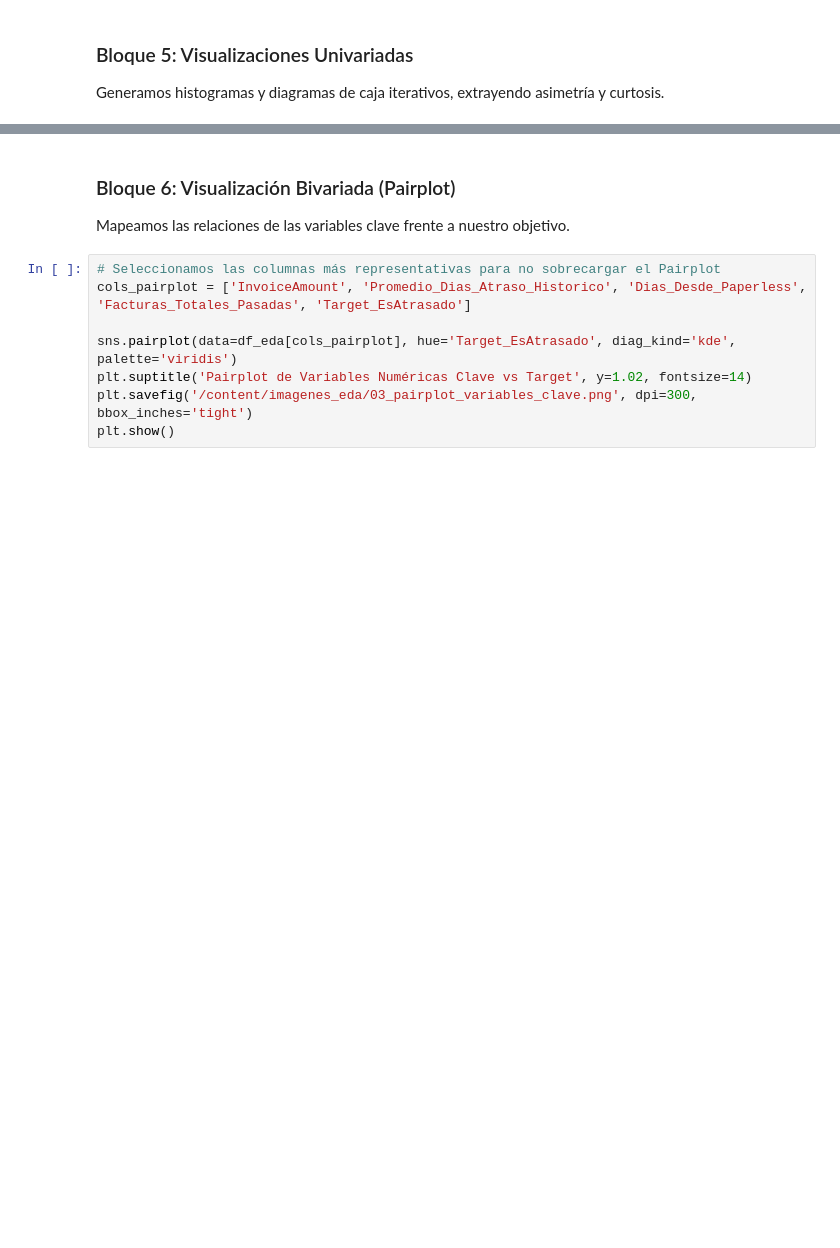
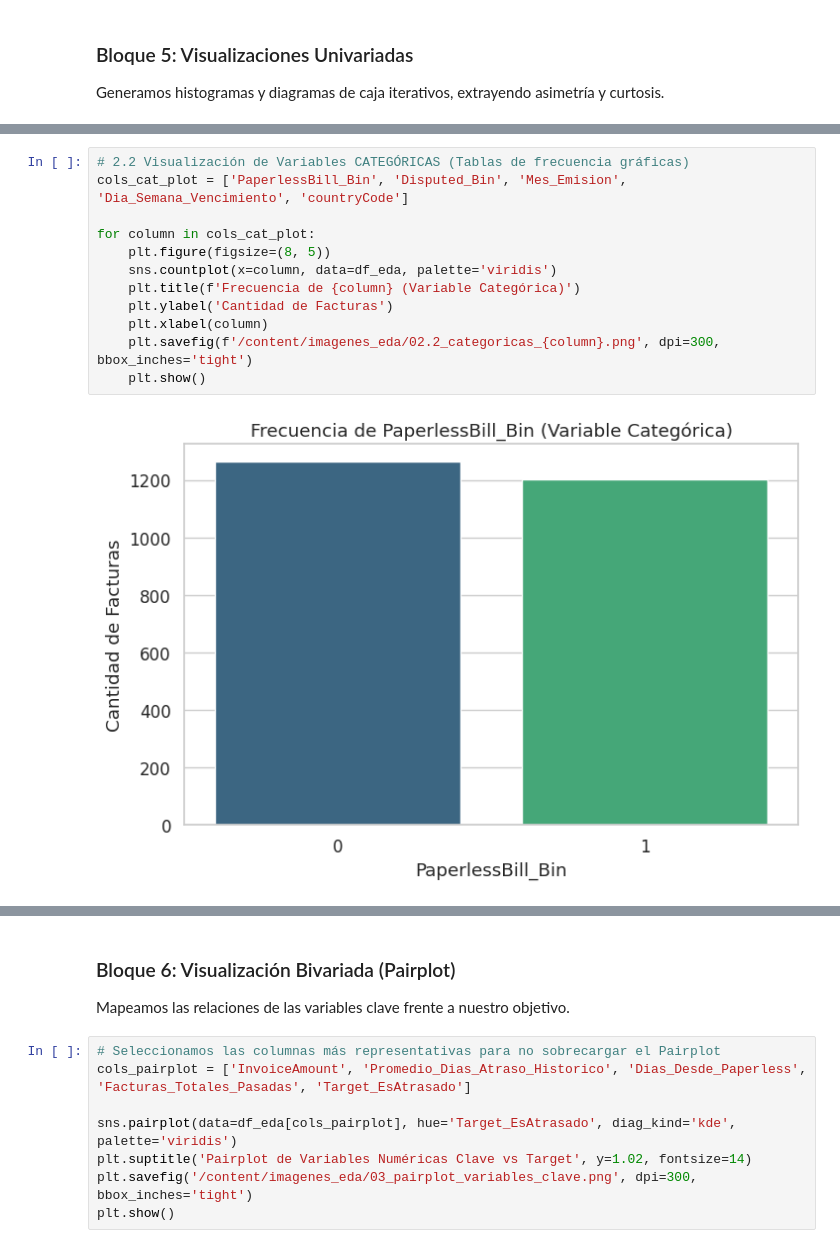
Before and after one commit to lucasm9302/EDA_Tesis, a Jupyter notebook: EDA_Casi_Final.ipynb, the cells around one changed output, grey strips where cells are left out. Drawn from its saved outputs; the diff is of its cells as text; blank space fills up the shorter version.

```diff
--- a/EDA_Casi_Final.ipynb
+++ b/EDA_Casi_Final.ipynb
@@ -261,0 +392,14 @@ Curtosis: -1.18
+# %%
+# 2.2 Visualización de Variables CATEGÓRICAS (Tablas de frecuencia gráficas)
+cols_cat_plot = ['PaperlessBill_Bin', 'Disputed_Bin', 'Mes_Emision', 'Dia_Semana_Vencimiento', 'countryCode']
+
+for column in cols_cat_plot:
+    plt.figure(figsize=(8, 5))
+    sns.countplot(x=column, data=df_eda, palette='viridis')
+    plt.title(f'Frecuencia de {column} (Variable Categórica)')
+    plt.ylabel('Cantidad de Facturas')
+    plt.xlabel(column)
+    plt.savefig(f'/content/imagenes_eda/02.2_categoricas_{column}.png', dpi=300, bbox_inches='tight')
+    plt.show()
+# %% [output]
+[figure, added]
```
Also changed, not shown: parts of 11 cells of this notebook.
